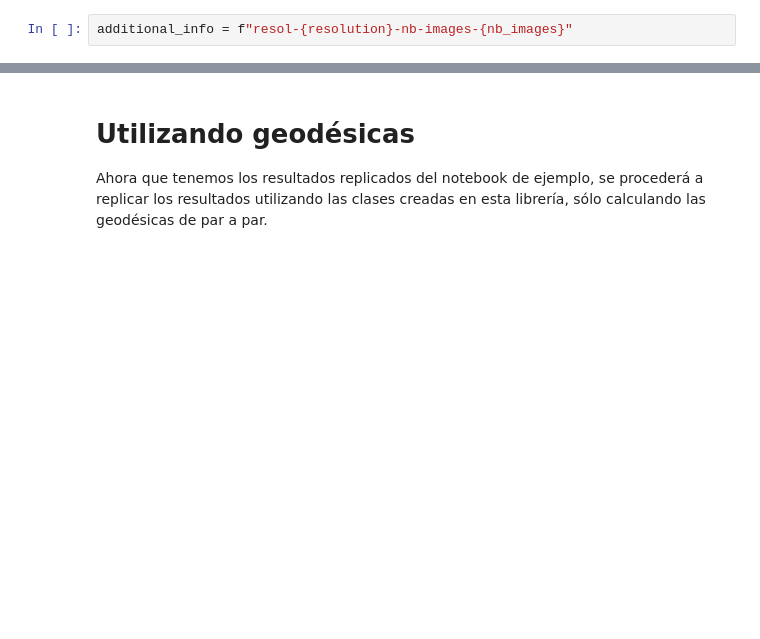
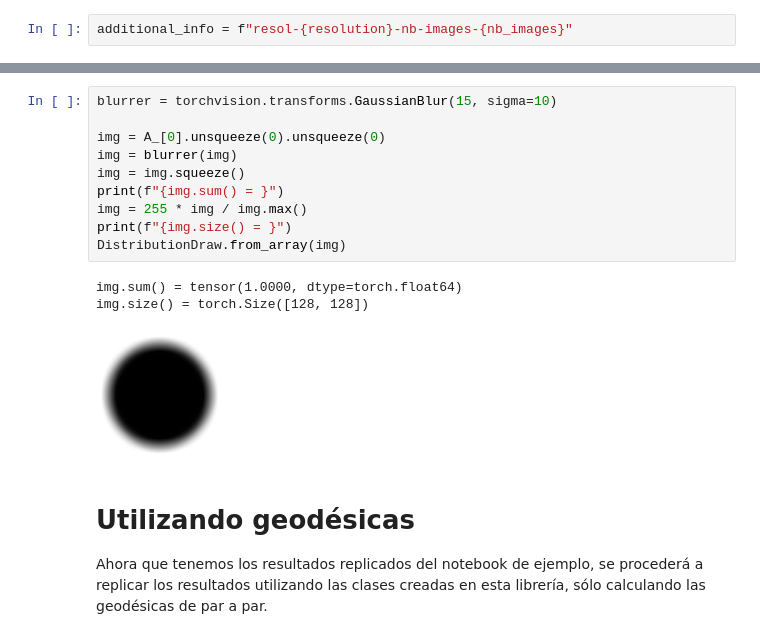
Before and after one commit to framunoz/Bayesian-Learning-with-Wasserstein-Barycenters, a Jupyter notebook: examples/05-geodesics.ipynb, the cells around one changed output, grey strips where cells are left out. Drawn from its saved outputs; the diff is of its cells as text; blank space fills up the shorter version.

```diff
--- a/examples/05-geodesics.ipynb
+++ b/examples/05-geodesics.ipynb
@@ -135,3 +290,17 @@ plt.show()
+# %%
+blurrer = torchvision.transforms.GaussianBlur(15, sigma=10)
+
+img = A_[0].unsqueeze(0).unsqueeze(0)
+img = blurrer(img)
+img = img.squeeze()
+print(f"{img.sum() = }")
+img = 255 * img / img.max()
+print(f"{img.size() = }")
+DistributionDraw.from_array(img)
+# %% [output]
+img.sum() = tensor(1.0000, dtype=torch.float64)
+img.size() = torch.Size([128, 128])
+[figure, added]
 # %% [markdown]
 # Utilizando geodésicas
 Ahora que tenemos los resultados replicados del notebook de ejemplo, se procederá a replicar los resultados utilizando las clases creadas en esta librería, sólo calculando las geodésicas de par a par.
```
Also changed, not shown: parts of 21 cells of this notebook, 5 other files.
